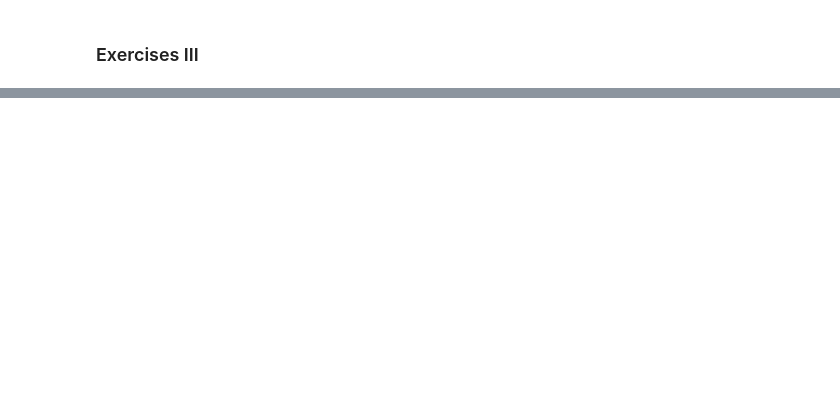
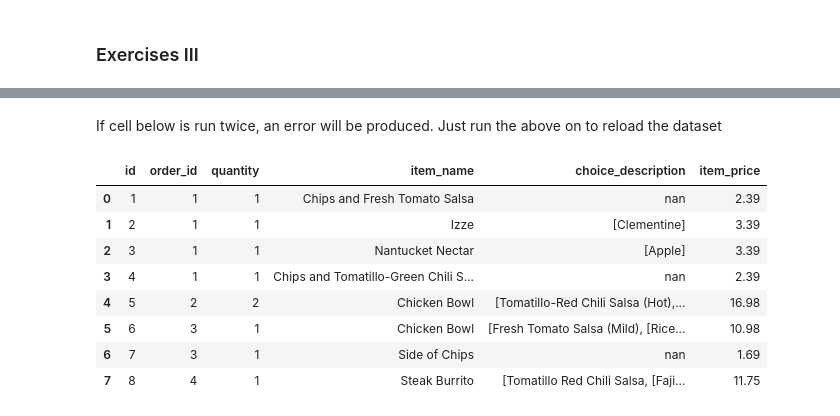
Before and after one commit to martin-reyes/3_numpy-pandas-visualization-exercises, a Jupyter notebook: 4_advanced_dataframes.ipynb, the cells around one changed output, grey strips where cells are left out. Saved outputs shown, nothing was run; the diff lists cells and outputs as text; code cells hidden in the pictures; blank space fills up the shorter version.

```diff
--- a/4_advanced_dataframes.ipynb
+++ b/4_advanced_dataframes.ipynb
@@ -314,3 +268,7 @@ mpg['mileage_difference']
 # %%
 # 1. Use your `get_db_url` function to help you explore the data
 #     from the `chipotle` database.
+chip_url = get_db_url(host, user, pwd, 'chipotle')
+sql = 'SELECT * FROM orders'
+orders = pd.read_sql(sql, chip_url)
+orders.head()
@@ -317,2 +282,17 @@ mpg['mileage_difference']
+# %% [markdown]
+If cell below is run twice, an error will be produced. Just run the above on to reload the dataset
 # %%
 # 2. What is the total price for each order?
+# convert price to float
+orders['item_price'] = orders['item_price'].str[1:].astype(float)
+orders.head(8)
+# %% [output]
+|  | id | order_id | quantity | item_name | choice_description | item_price |
+| 0 | 1 | 1 | 1 | Chips and Fresh Tomato Salsa | nan | 2.39 |
+| 1 | 2 | 1 | 1 | Izze | [Clementine] | 3.39 |
+| 2 | 3 | 1 | 1 | Nantucket Nectar | [Apple] | 3.39 |
+| 3 | 4 | 1 | 1 | Chips and Tomatillo-Green Chili S... | nan | 2.39 |
+| 4 | 5 | 2 | 2 | Chicken Bowl | [Tomatillo-Red Chili Salsa (Hot),... | 16.98 |
+| 5 | 6 | 3 | 1 | Chicken Bowl | [Fresh Tomato Salsa (Mild), [Rice... | 10.98 |
+| 6 | 7 | 3 | 1 | Side of Chips | nan | 1.69 |
+| 7 | 8 | 4 | 1 | Steak Burrito | [Tomatillo Red Chili Salsa, [Faji... | 11.75 |
```
Also changed, not shown: parts of 33 cells of this notebook, 1 other file.
